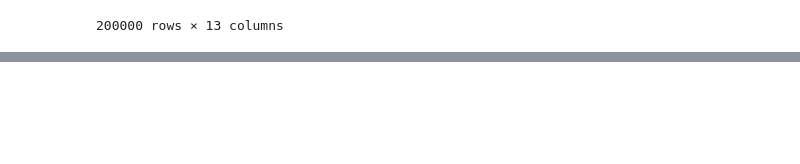
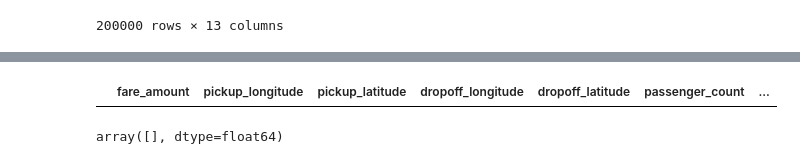
Before and after one commit to sk-shahsi/ML_Model, a Jupyter notebook: Bootstrap_agregation.ipynb, the cells around one changed output, grey strips where cells are left out. Saved outputs shown, nothing was run; the diff lists cells and outputs as text; code cells hidden in the pictures; blank space fills up the shorter version.

```diff
--- a/Bootstrap_agregation.ipynb
+++ b/Bootstrap_agregation.ipynb
@@ -148,0 +224,7 @@ df = df.query("pickup_longitude <= 180 & pickup_longitude >= -180")
+# %%
+#outliers check
+for i in df.columns:
+  if (df[i].dtype != 'object' and df[i].dtype != "category"):
+    plt.boxplot(df[i])
+    plt.title(i)
+    plt.show()
@@ -148,0 +248,9 @@ df = df.query("pickup_longitude <= 180 & pickup_longitude >= -180")
+# %%
+for i in df.columns:
+  if(df[i].dtype != "object" and df[i].dtype !='category'):
+    Q1= df[i].quantile(0.25)
+    Q3 = df[i].quantile(0.75)
+    IQR = Q3-Q1
+    LB=Q1-1.5*IQR
+    UB = Q3+1.5*IQR
+    df = df[(df[i]>=LB) & df[i]<=UB]
@@ -148,0 +273,8 @@ df = df.query("pickup_longitude <= 180 & pickup_longitude >= -180")
+# %%
+df
+# %% [output]
+|  | fare_amount | pickup_longitude | pickup_latitude | dropoff_longitude | dropoff_latitude | passenger_count | ... |
+# %%
+df['fare_amount'].unique()
+# %% [output]
+array([], dtype=float64)
```
Also changed, not shown: parts of 11 cells of this notebook.
